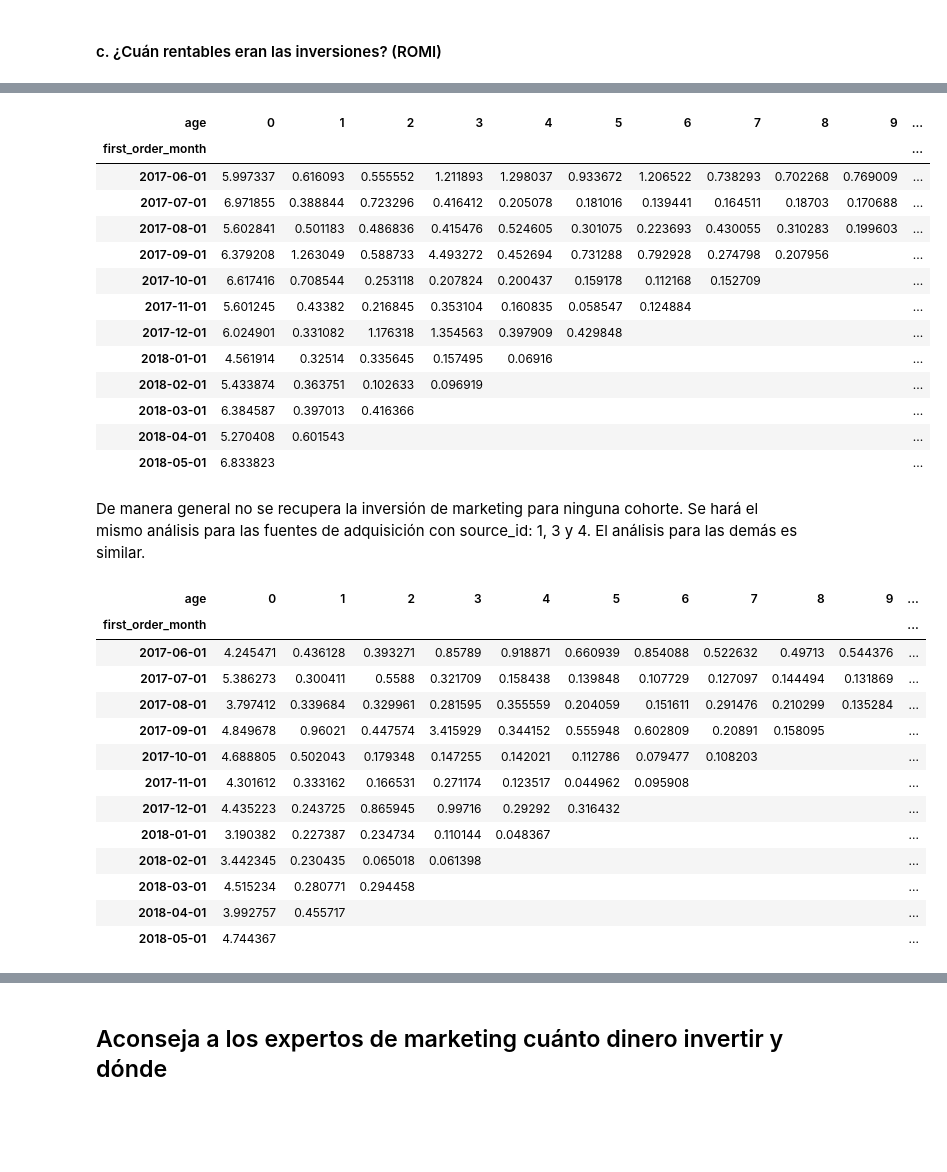
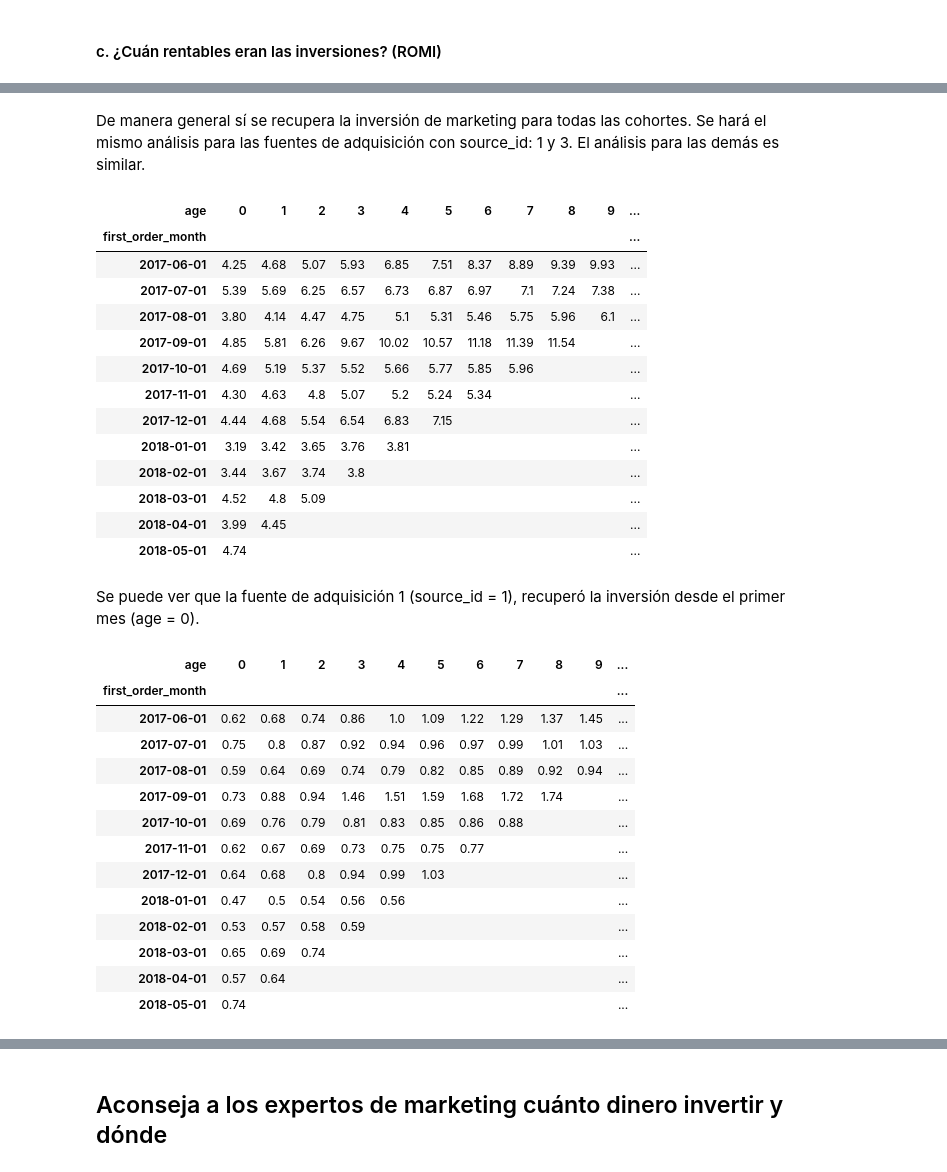
Before and after one commit to arteaga7/Project9, a Jupyter notebook: project9.ipynb, the cells around one changed output, grey strips where cells are left out. Cells and saved outputs as stored; diff of their text form; code cells hidden in the pictures; blank space fills up the shorter version.

Commit message:
Cumulative ROMI

```diff
--- a/project9.ipynb
+++ b/project9.ipynb
@@ -669,55 +728,56 @@ ROMI = LTV/CAC. Para calcular el ROMI acumulado, se usa el método cumsum().
+# %% [markdown]
+De manera general sí se recupera la inversión de marketing para todas las cohortes. Se hará el mismo análisis para las fuentes de adquisición con source_id: 1 y 3. El análisis para las demás es similar.
 # %%
-# Obtain ROMI
-report_['romi'] = report_['ltv'] / report_['cac']
+#Filter DataFrame by 'source_id'
+source_1 = report_[report_['source_id'] == 1]
 
-#Group by 'first_order_month' and 'age', to obtain 'mean' of 'romi'
-rep_romi = report_.pivot_table(
+#Group by 'first_order_month' and columns = 'age', to obtain 'mean'
+romi_1 = source_1.pivot_table(
     index = 'first_order_month', columns = 'age',
     values = 'romi', aggfunc = 'mean'
 )
-
-rep_romi.cumsum(axis=1).round(2)
-rep_romi.fillna('')
+# Cumulative sum of ROMI by rows (axis=1)
+romi_1.cumsum(axis=1).round(2).fillna('')
 # %% [output]
 | age | 0 | 1 | 2 | 3 | 4 | 5 | 6 | 7 | 8 | 9 | ... |
 | first_order_month |  |  |  |  |  |  |  |  |  |  | ... |
-| 2017-06-01 | 5.997337 | 0.616093 | 0.555552 | 1.211893 | 1.298037 | 0.933672 | 1.206522 | 0.738293 | 0.702268 | 0.769009 | ... |
-| 2017-07-01 | 6.971855 | 0.388844 | 0.723296 | 0.416412 | 0.205078 | 0.181016 | 0.139441 | 0.164511 | 0.18703 | 0.170688 | ... |
-| 2017-08-01 | 5.602841 | 0.501183 | 0.486836 | 0.415476 | 0.524605 | 0.301075 | 0.223693 | 0.430055 | 0.310283 | 0.199603 | ... |
-| 2017-09-01 | 6.379208 | 1.263049 | 0.588733 | 4.493272 | 0.452694 | 0.731288 | 0.792928 | 0.274798 | 0.207956 |  | ... |
-| 2017-10-01 | 6.617416 | 0.708544 | 0.253118 | 0.207824 | 0.200437 | 0.159178 | 0.112168 | 0.152709 |  |  | ... |
-| 2017-11-01 | 5.601245 | 0.43382 | 0.216845 | 0.353104 | 0.160835 | 0.058547 | 0.124884 |  |  |  | ... |
-| 2017-12-01 | 6.024901 | 0.331082 | 1.176318 | 1.354563 | 0.397909 | 0.429848 |  |  |  |  | ... |
-| 2018-01-01 | 4.561914 | 0.32514 | 0.335645 | 0.157495 | 0.06916 |  |  |  |  |  | ... |
-| 2018-02-01 | 5.433874 | 0.363751 | 0.102633 | 0.096919 |  |  |  |  |  |  | ... |
-| 2018-03-01 | 6.384587 | 0.397013 | 0.416366 |  |  |  |  |  |  |  | ... |
-| 2018-04-01 | 5.270408 | 0.601543 |  |  |  |  |  |  |  |  | ... |
-| 2018-05-01 | 6.833823 |  |  |  |  |  |  |  |  |  | ... |
+| 2017-06-01 | 4.25 | 4.68 | 5.07 | 5.93 | 6.85 | 7.51 | 8.37 | 8.89 | 9.39 | 9.93 | ... |
+| 2017-07-01 | 5.39 | 5.69 | 6.25 | 6.57 | 6.73 | 6.87 | 6.97 | 7.1 | 7.24 | 7.38 | ... |
+| 2017-08-01 | 3.80 | 4.14 | 4.47 | 4.75 | 5.1 | 5.31 | 5.46 | 5.75 | 5.96 | 6.1 | ... |
+| 2017-09-01 | 4.85 | 5.81 | 6.26 | 9.67 | 10.02 | 10.57 | 11.18 | 11.39 | 11.54 |  | ... |
+| 2017-10-01 | 4.69 | 5.19 | 5.37 | 5.52 | 5.66 | 5.77 | 5.85 | 5.96 |  |  | ... |
+| 2017-11-01 | 4.30 | 4.63 | 4.8 | 5.07 | 5.2 | 5.24 | 5.34 |  |  |  | ... |
+| 2017-12-01 | 4.44 | 4.68 | 5.54 | 6.54 | 6.83 | 7.15 |  |  |  |  | ... |
+| 2018-01-01 | 3.19 | 3.42 | 3.65 | 3.76 | 3.81 |  |  |  |  |  | ... |
+| 2018-02-01 | 3.44 | 3.67 | 3.74 | 3.8 |  |  |  |  |  |  | ... |
+| 2018-03-01 | 4.52 | 4.8 | 5.09 |  |  |  |  |  |  |  | ... |
+| 2018-04-01 | 3.99 | 4.45 |  |  |  |  |  |  |  |  | ... |
+| 2018-05-01 | 4.74 |  |  |  |  |  |  |  |  |  | ... |
-# %% [markdown]
-De manera general no se recupera la inversión de marketing para ninguna cohorte. Se hará el mismo análisis para las fuentes de adquisición con source_id: 1, 3 y 4. El análisis para las demás es similar.
+# %% [markdown]
+Se puede ver que la fuente de adquisición 1 (source_id = 1), recuperó la inversión desde el primer mes (age = 0).
 # %%
 #Filter DataFrame by 'source_id'
-source_1 = report_[report_['source_id'] == 1]
+source_3 = report_[report_['source_id'] == 3]
 
 #Group by 'first_order_month' and columns = 'age', to obtain 'mean'
-romi_1 = source_1.pivot_table(
+romi_3 = source_3.pivot_table(
     index = 'first_order_month', columns = 'age',
     values = 'romi', aggfunc = 'mean'
 )
-romi_1.cumsum(axis=1).round(2)
-romi_1.fillna('')
+# Cumulative sum of ROMI by rows (axis=1)
+romi_3.cumsum(axis=1).round(2).fillna('')
 # %% [output]
 | age | 0 | 1 | 2 | 3 | 4 | 5 | 6 | 7 | 8 | 9 | ... |
 | first_order_month |  |  |  |  |  |  |  |  |  |  | ... |
-| 2017-06-01 | 4.245471 | 0.436128 | 0.393271 | 0.85789 | 0.918871 | 0.660939 | 0.854088 | 0.522632 | 0.49713 | 0.544376 | ... |
-| 2017-07-01 | 5.386273 | 0.300411 | 0.5588 | 0.321709 | 0.158438 | 0.139848 | 0.107729 | 0.127097 | 0.144494 | 0.131869 | ... |
-| 2017-08-01 | 3.797412 | 0.339684 | 0.329961 | 0.281595 | 0.355559 | 0.204059 | 0.151611 | 0.291476 | 0.210299 | 0.135284 | ... |
-| 2017-09-01 | 4.849678 | 0.96021 | 0.447574 | 3.415929 | 0.344152 | 0.555948 | 0.602809 | 0.20891 | 0.158095 |  | ... |
-| 2017-10-01 | 4.688805 | 0.502043 | 0.179348 | 0.147255 | 0.142021 | 0.112786 | 0.079477 | 0.108203 |  |  | ... |
-| 2017-11-01 | 4.301612 | 0.333162 | 0.166531 | 0.271174 | 0.123517 | 0.044962 | 0.095908 |  |  |  | ... |
-| 2017-12-01 | 4.435223 | 0.243725 | 0.865945 | 0.99716 | 0.29292 | 0.316432 |  |  |  |  | ... |
-| 2018-01-01 | 3.190382 | 0.227387 | 0.234734 | 0.110144 | 0.048367 |  |  |  |  |  | ... |
-| 2018-02-01 | 3.442345 | 0.230435 | 0.065018 | 0.061398 |  |  |  |  |  |  | ... |
-| 2018-03-01 | 4.515234 | 0.280771 | 0.294458 |  |  |  |  |  |  |  | ... |
-| 2018-04-01 | 3.992757 | 0.455717 |  |  |  |  |  |  |  |  | ... |
-| 2018-05-01 | 4.744367 |  |  |  |  |  |  |  |  |  | ... |
+| 2017-06-01 | 0.62 | 0.68 | 0.74 | 0.86 | 1.0 | 1.09 | 1.22 | 1.29 | 1.37 | 1.45 | ... |
+| 2017-07-01 | 0.75 | 0.8 | 0.87 | 0.92 | 0.94 | 0.96 | 0.97 | 0.99 | 1.01 | 1.03 | ... |
+| 2017-08-01 | 0.59 | 0.64 | 0.69 | 0.74 | 0.79 | 0.82 | 0.85 | 0.89 | 0.92 | 0.94 | ... |
+| 2017-09-01 | 0.73 | 0.88 | 0.94 | 1.46 | 1.51 | 1.59 | 1.68 | 1.72 | 1.74 |  | ... |
+| 2017-10-01 | 0.69 | 0.76 | 0.79 | 0.81 | 0.83 | 0.85 | 0.86 | 0.88 |  |  | ... |
+| 2017-11-01 | 0.62 | 0.67 | 0.69 | 0.73 | 0.75 | 0.75 | 0.77 |  |  |  | ... |
+| 2017-12-01 | 0.64 | 0.68 | 0.8 | 0.94 | 0.99 | 1.03 |  |  |  |  | ... |
+| 2018-01-01 | 0.47 | 0.5 | 0.54 | 0.56 | 0.56 |  |  |  |  |  | ... |
+| 2018-02-01 | 0.53 | 0.57 | 0.58 | 0.59 |  |  |  |  |  |  | ... |
+| 2018-03-01 | 0.65 | 0.69 | 0.74 |  |  |  |  |  |  |  | ... |
+| 2018-04-01 | 0.57 | 0.64 |  |  |  |  |  |  |  |  | ... |
+| 2018-05-01 | 0.74 |  |  |  |  |  |  |  |  |  | ... |
```
Also changed, not shown: parts of 14 cells of this notebook, 1 other file.
